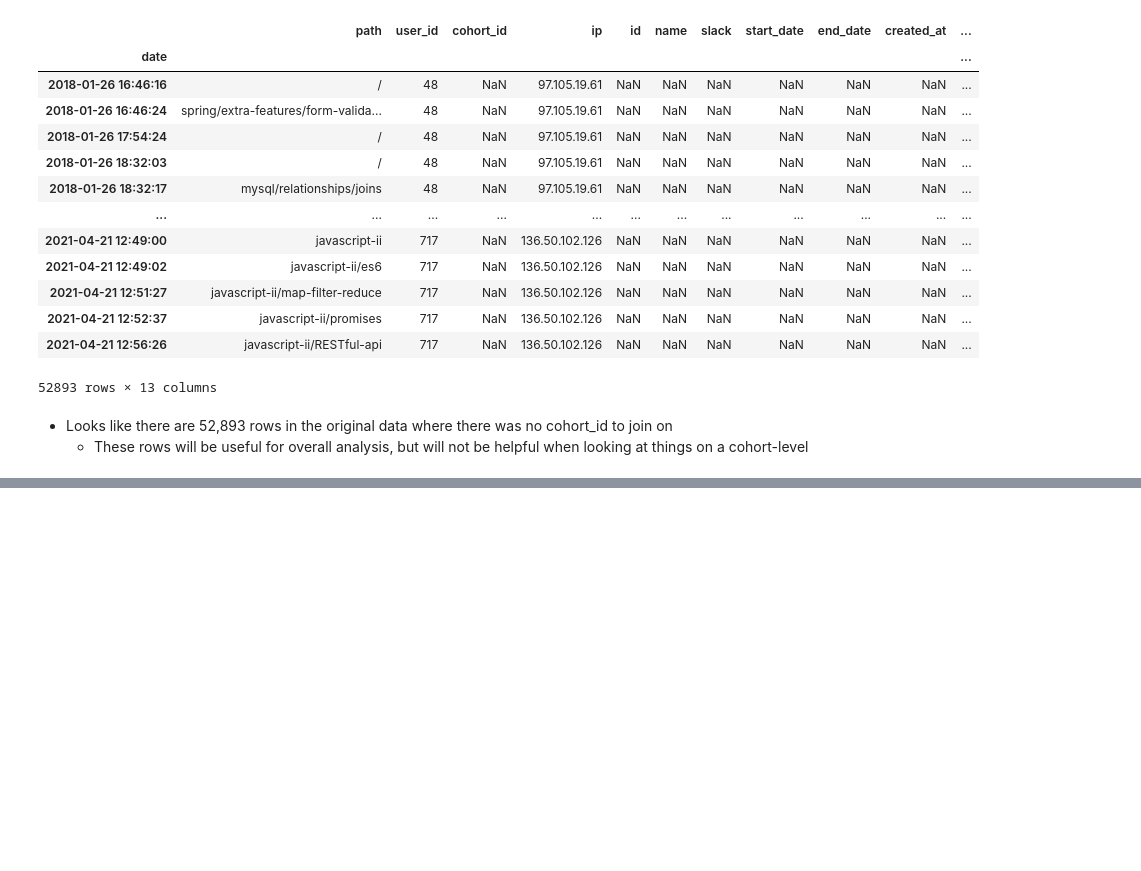
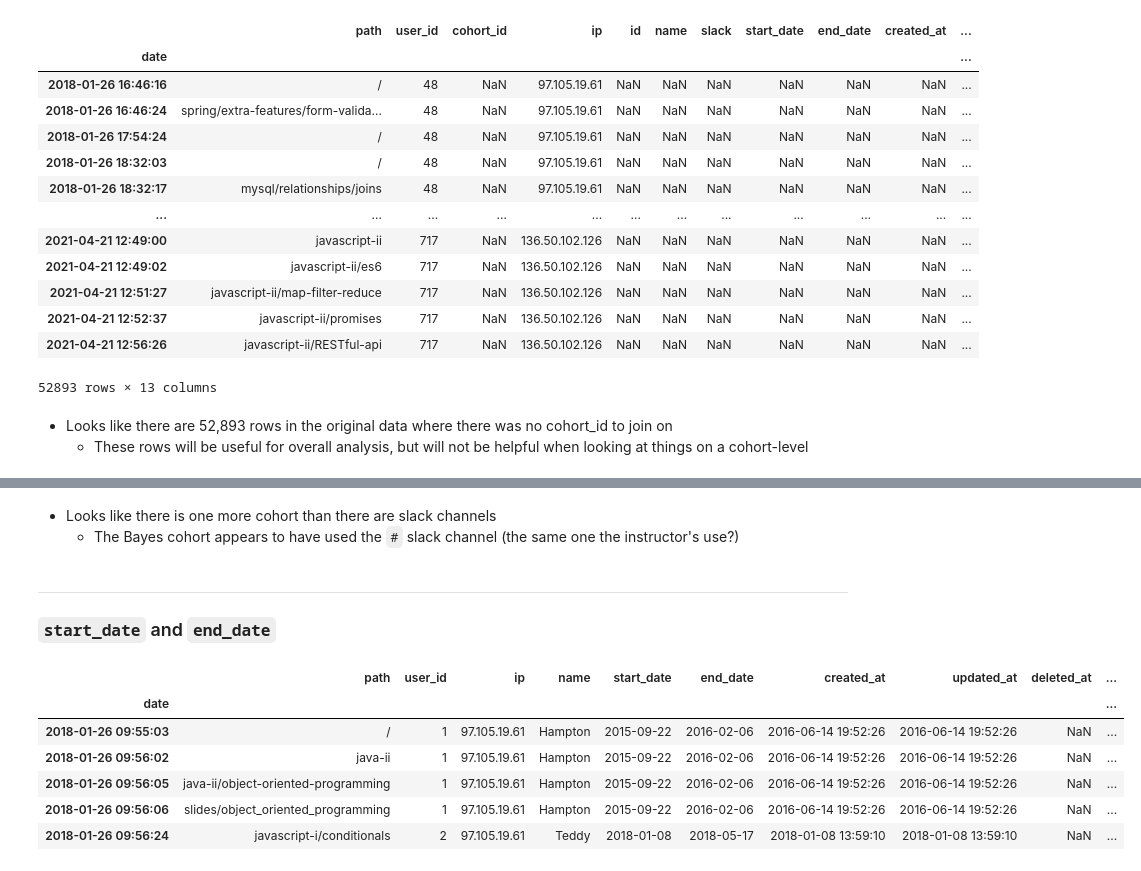
Before and after one commit to adam-talbot/anomaly-detection-project, a Jupyter notebook: scratchpad.ipynb, the cells around one changed output, grey strips where cells are left out. Cells and saved outputs as stored; diff of their text form; code cells hidden in the pictures; blank space fills up the shorter version.

```diff
--- a/scratchpad.ipynb
+++ b/scratchpad.ipynb
@@ -308,0 +339,6 @@ df[df.cohort_id != df.id]
+# %%
+# let's drop the id column since these two columns look identical
+df = df.drop(columns='id')
+# %%
+# we can also drop the cohort_id column since they are all mapped to names at this point via the merge
+df = df.drop(columns='cohort_id')
@@ -308,0 +429,19 @@ df[df.cohort_id != df.id]
+# %% [markdown]
+- Looks like there is one more cohort than there are slack channels
+    - The Bayes cohort appears to have used the `#` slack channel (the same one the instructor's use?)
+# %%
+# we can drop this one as I don't think it will be too useful for our purposes here
+df = df.drop(columns='slack')
+# %% [markdown]
+---
+### `start_date` and `end_date`
+# %%
+df.head()
+# %% [output]
+|  | path | user_id | ip | name | start_date | end_date | created_at | updated_at | deleted_at | ... |
+| date |  |  |  |  |  |  |  |  |  | ... |
+| 2018-01-26 09:55:03 | / | 1 | 97.105.19.61 | Hampton | 2015-09-22 | 2016-02-06 | 2016-06-14 19:52:26 | 2016-06-14 19:52:26 | NaN | ... |
+| 2018-01-26 09:56:02 | java-ii | 1 | 97.105.19.61 | Hampton | 2015-09-22 | 2016-02-06 | 2016-06-14 19:52:26 | 2016-06-14 19:52:26 | NaN | ... |
+| 2018-01-26 09:56:05 | java-ii/object-oriented-programming | 1 | 97.105.19.61 | Hampton | 2015-09-22 | 2016-02-06 | 2016-06-14 19:52:26 | 2016-06-14 19:52:26 | NaN | ... |
+| 2018-01-26 09:56:06 | slides/object_oriented_programming | 1 | 97.105.19.61 | Hampton | 2015-09-22 | 2016-02-06 | 2016-06-14 19:52:26 | 2016-06-14 19:52:26 | NaN | ... |
+| 2018-01-26 09:56:24 | javascript-i/conditionals | 2 | 97.105.19.61 | Teddy | 2018-01-08 | 2018-05-17 | 2018-01-08 13:59:10 | 2018-01-08 13:59:10 | NaN | ... |
```
Also changed, not shown: parts of 52 cells of this notebook, 1 other file.
